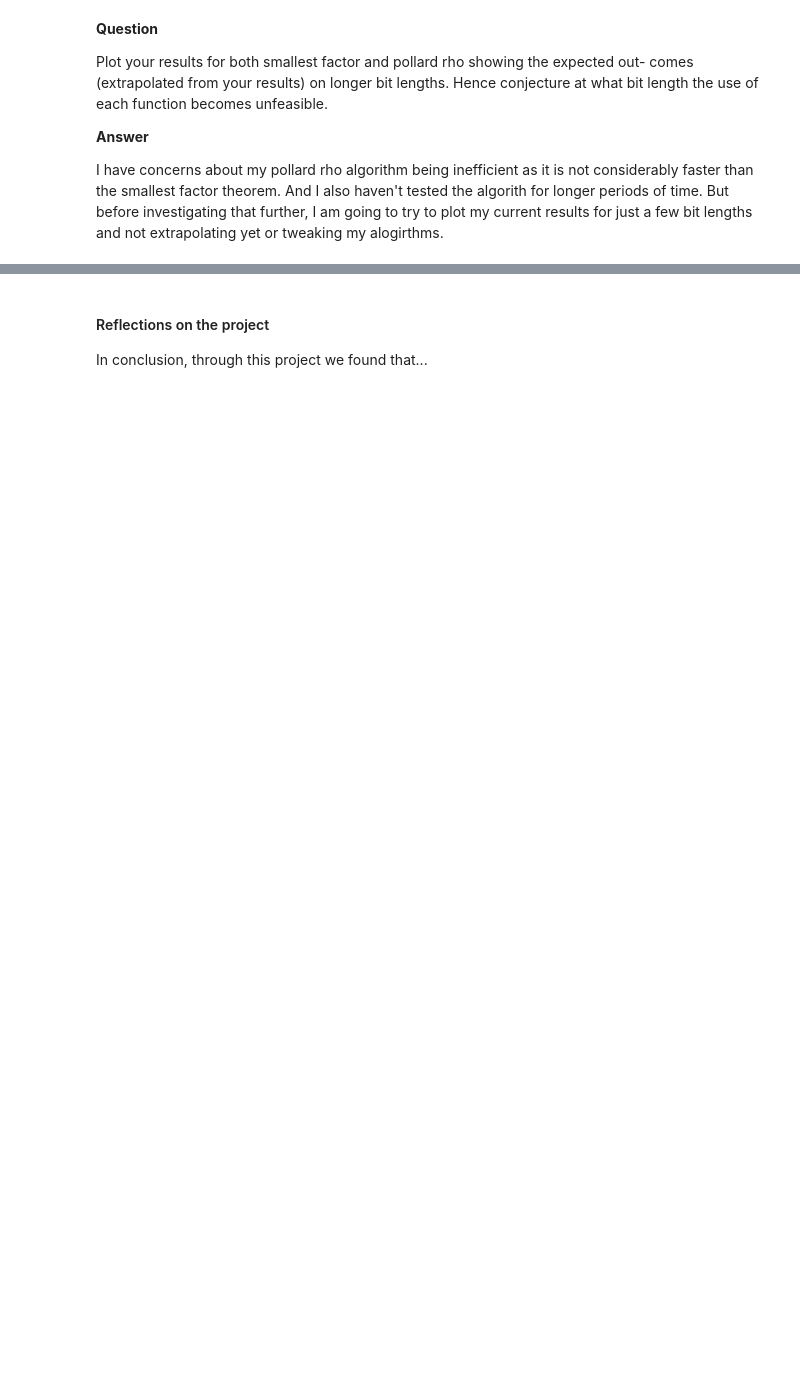
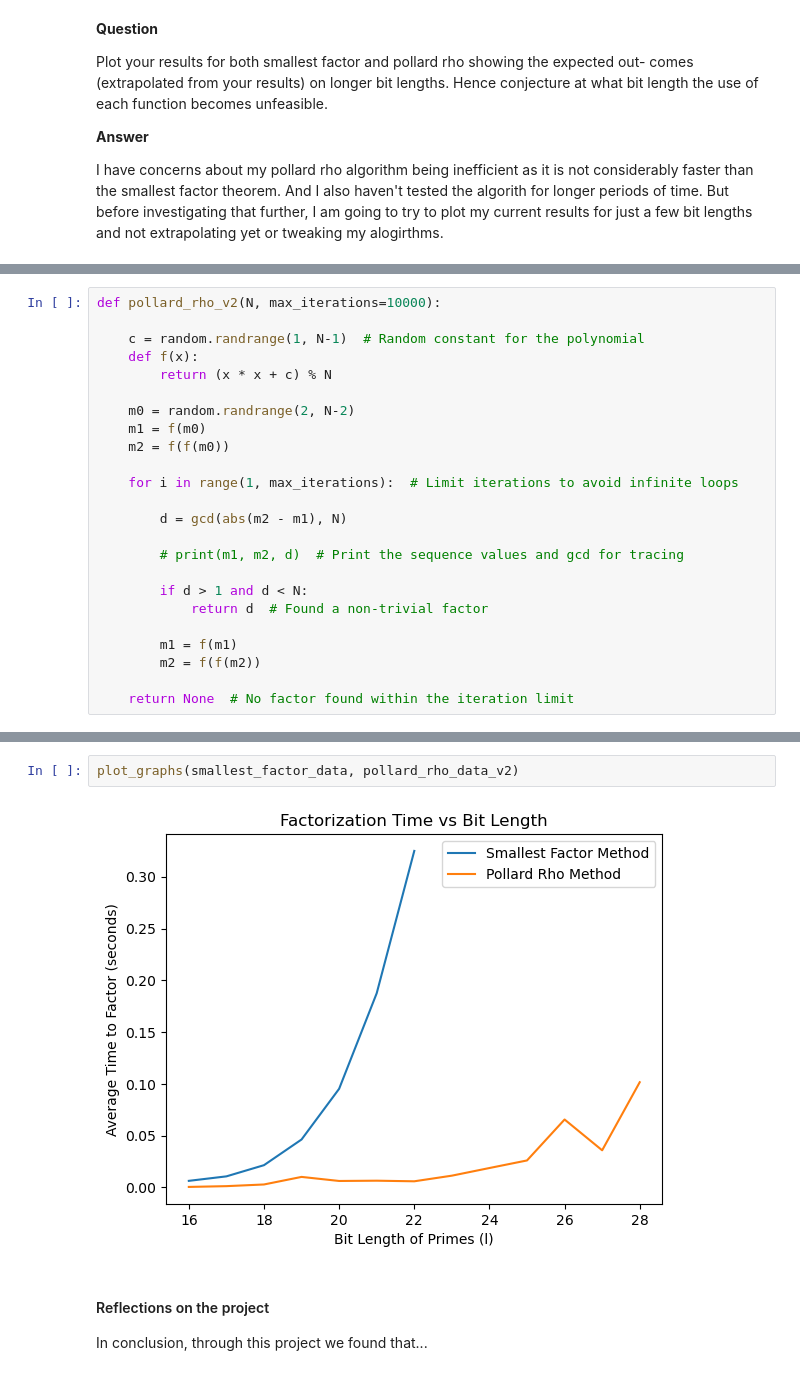
Before and after one commit to MattPygottCode/Group3, a Jupyter notebook: Hybrid Cryptography.ipynb, the cells around one changed output, grey strips where cells are left out. Cells and saved outputs as stored; diff of their text form; blank space fills up the shorter version.

```diff
--- a/Hybrid Cryptography.ipynb
+++ b/Hybrid Cryptography.ipynb
@@ -438,0 +436,24 @@ plt.show()
+# %%
+def pollard_rho_v2(N, max_iterations=10000):
+
+    c = random.randrange(1, N-1)  # Random constant for the polynomial
+    def f(x):
+        return (x * x + c) % N
+
+    m0 = random.randrange(2, N-2)
+    m1 = f(m0)
+    m2 = f(f(m0))
+
+    for i in range(1, max_iterations):  # Limit iterations to avoid infinite loops
+
+        d = gcd(abs(m2 - m1), N)
+
+        # print(m1, m2, d)  # Print the sequence values and gcd for tracing
+
+        if d > 1 and d < N:
+            return d  # Found a non-trivial factor
+
+        m1 = f(m1)
+        m2 = f(f(m2))
+
+    return None  # No factor found within the iteration limit
@@ -439,3 +484,7 @@ plt.show()
+# %%
+plot_graphs(smallest_factor_data, pollard_rho_data_v2)
+# %% [output]
+[figure, added]
 # %% [markdown]
 #### Reflections on the project
 
```
Also changed, not shown: parts of 13 cells of this notebook.
